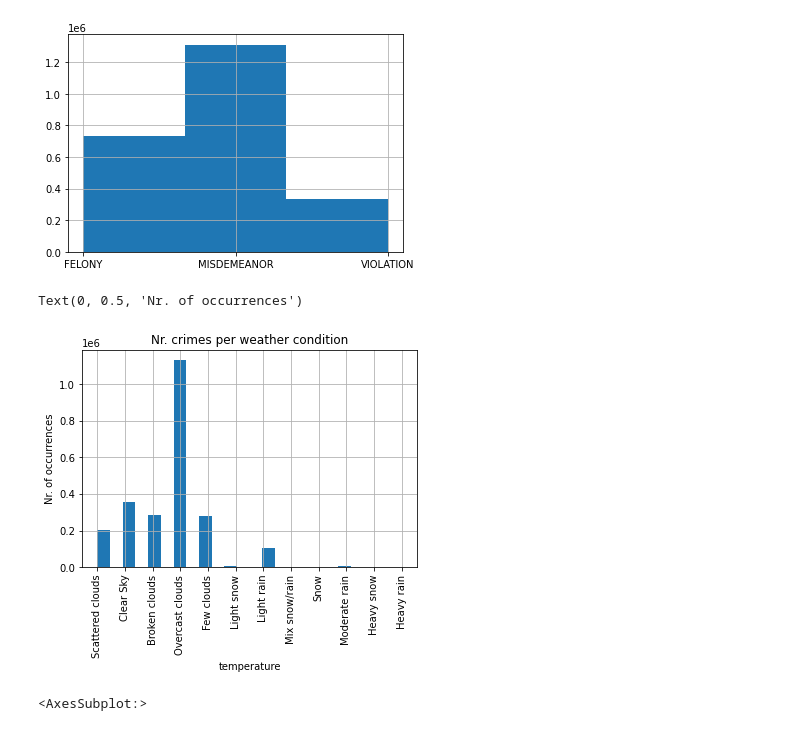
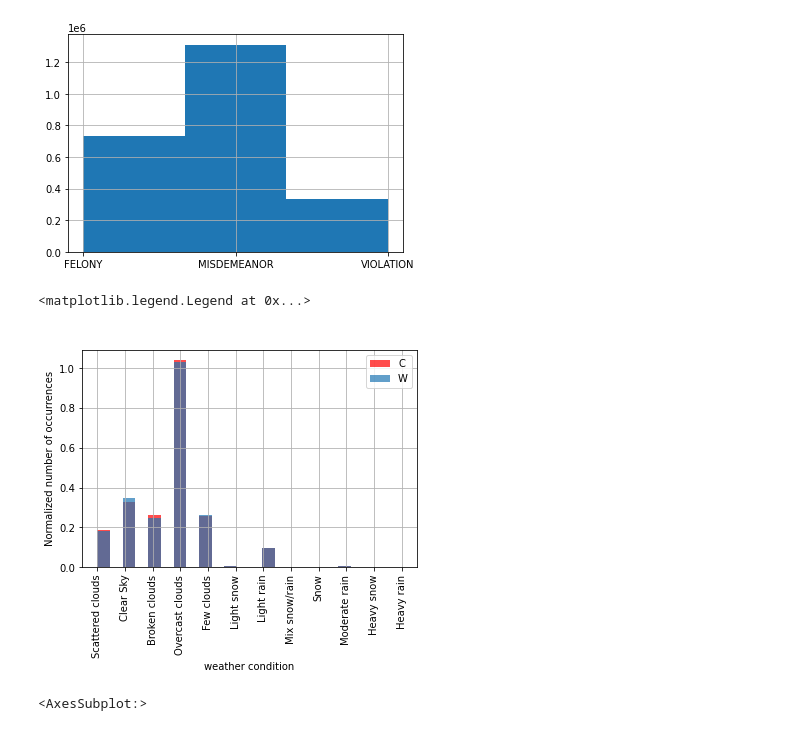
Before and after one commit to MAbdulfattah/Data-Wrangling, a Jupyter notebook: Magic.ipynb, the cells around one changed output. Cells and saved outputs as stored; diff of their text form; code cells hidden in the pictures.

```diff
--- a/Magic.ipynb
+++ b/Magic.ipynb
@@ -16,12 +16,12 @@ df2 = df2.drop(['Unnamed: 0'],axis=1)
 # %%
 df1 = df
 df1.Date = pd.to_datetime(df['Date'], format='%m/%d/%Y')
-df1['m'] = [int(x.month) for x in df1.Date]
+df1['month'] = [int(x.month) for x in df1.Date]
 
-winter = df1[df1['m'].isin([12, 1, 2])]
-spring = df1[df1['m'].isin([3, 4, 5])]
-summer = df1[df1['m'].isin([6, 7, 8])]
-fall = df1[df1['m'].isin([9, 10, 11])]
+winter = df1[df1['month'].isin([12, 1, 2])]
+spring = df1[df1['month'].isin([3, 4, 5])]
+summer = df1[df1['month'].isin([6, 7, 8])]
+fall = df1[df1['month'].isin([9, 10, 11])]
 # %%
 def make_season(x):
     if x in [12, 1, 2]:
@@ -32,7 +32,7 @@ def make_season(x):
         return 'summer'
     if x in [9, 10, 11]:
         return  'fall'
-df1['season'] = df1.m.apply(lambda x: make_season(x))
+df1['season'] = df1.month.apply(lambda x: make_season(x))
 
 def make_numeric_season(x):
     if x in [12, 1, 2]:
@@ -43,7 +43,7 @@ def make_numeric_season(x):
         return 2# 'summer'
     if x in [9, 10, 11]:
         return  3# 'fall'
-df1['numeric_season'] = df1.m.apply(lambda x: make_numeric_season(x))
+df1['numeric_season'] = df1.month.apply(lambda x: make_numeric_season(x))
 # %%
 df2.temp.hist(color = 'blue')
 plt.title("Distribution of hourly temperature in NY")
@@ -62,0 +65,2 @@ Text(0, 0.5, 'Nr. of occurrences')
+# %%
+df1 = df1.drop(['numeric_season'], axis=1)
@@ -80,13 +98,15 @@ df1.Type_of_felony.hist(bins= 3)
 <AxesSubplot:>
 [figure]
 # %%
-df1.desc.hist(bins=24, xrot=90)
-plt.title("Nr. crimes per weather condition")
-plt.xlabel('temperature')
-plt.ylabel('Nr. of occurrences')
+df1.desc.hist(bins=24, xrot=90, density=1, color='red', alpha = 0.7)
+df2.desc.hist(bins=24, xrot=90, density=1, alpha = 0.7)
+plt.title(" ")
+plt.xlabel('weather condition')
+plt.ylabel('Normalized number of occurrences')
+plt.legend('CW')
 # %% [output]
-Text(0, 0.5, 'Nr. of occurrences')
+<matplotlib.legend.Legend at 0x...>
-[figure, old version]
+[figure, new version]
 # %%
 # df.boxplot(column=['temp',], by='Global_desc', figsize=(100, 50), rot=90, fontsize=50)
 df1.Global_desc.hist(xrot=90, xlabelsize = 49, bins= 150,figsize=(100,45),ylabelsize= 49)
```
Also changed, not shown: parts of 10 cells of this notebook.
